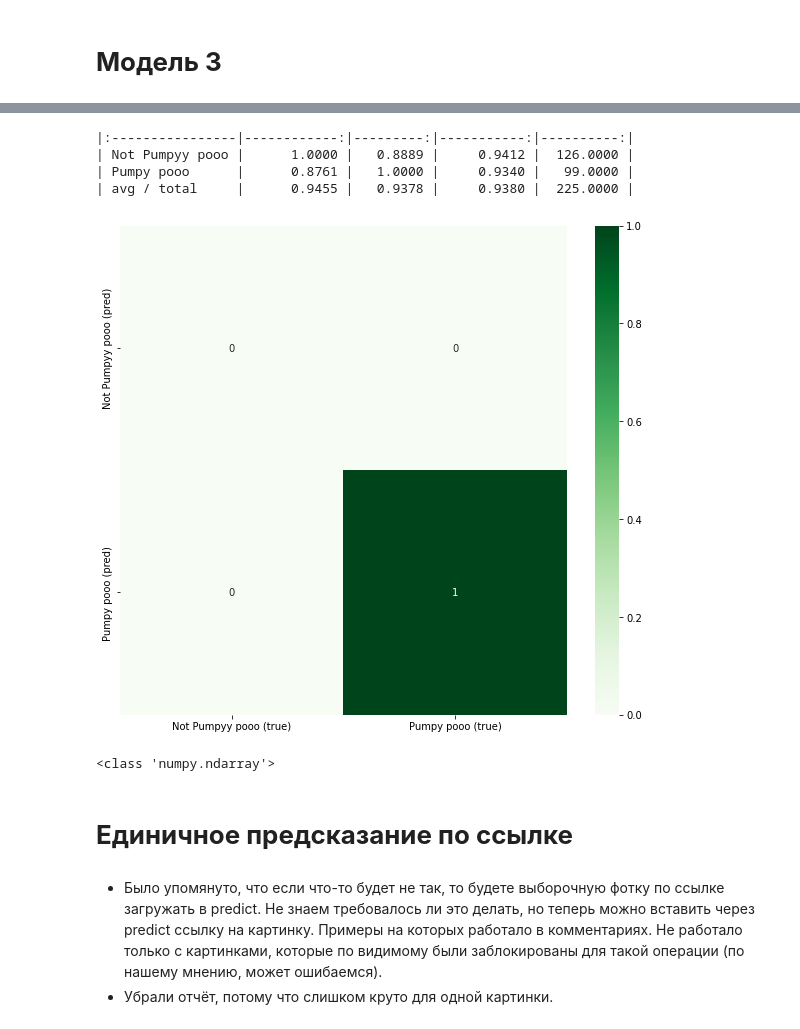
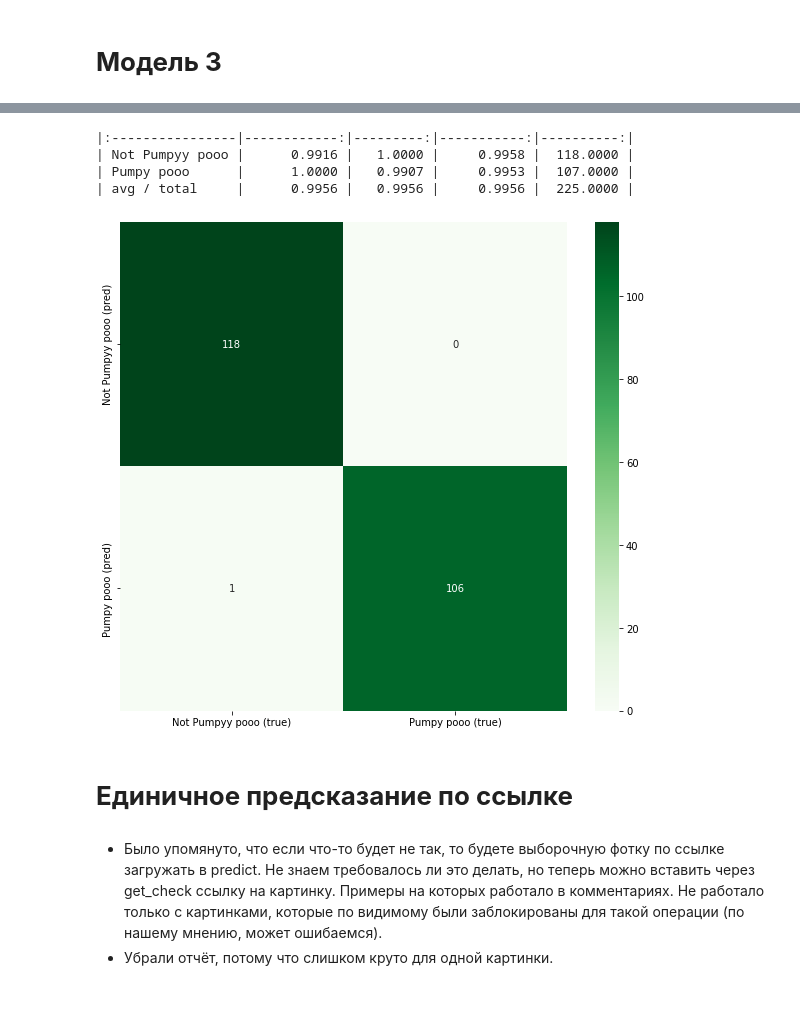
Before and after one commit to Lidiia-Afanasieva/ISSvsSteven, a Jupyter notebook: ISSvsSteven.ipynb, the cells around one changed output, grey strips where cells are left out. Saved outputs shown, nothing was run; the diff lists cells and outputs as text; code cells hidden in the pictures; blank space fills up the shorter version.

```diff
--- a/ISSvsSteven.ipynb
+++ b/ISSvsSteven.ipynb
@@ -602,31 +594,27 @@ plt.show()
 # %%
 # TEST: MODEL2
 
 y_predt = model2.predict(x_test)
 y_pred_clst = np.argmax(y_predt, axis=1)
 y_truet = np.argmax(y_test, axis=1)
 conf_matt = confusion_matrix(y_truet, y_pred_clst)
 print(classification_report(y_truet, y_pred_clst))
 f, ax = plt.subplots(figsize=(10, 9))
-sns.heatmap(conf_mat, annot=True, fmt='.0f', cmap='Greens')
+sns.heatmap(conf_matt, annot=True, fmt='.0f', cmap='Greens')
 ax.set_xticklabels([item + ' (true)' for item in classes])
 ax.set_yticklabels([item + ' (pred)' for item in classes])
 plt.show()
 # %% [output]
 |:----------------|------------:|---------:|-----------:|----------:|
-| Not Pumpyy pooo |      1.0000 |   0.8889 |     0.9412 |  126.0000 |
-| Pumpy pooo      |      0.8761 |   1.0000 |     0.9340 |   99.0000 |
-| avg / total     |      0.9455 |   0.9378 |     0.9380 |  225.0000 |
+| Not Pumpyy pooo |      0.9916 |   1.0000 |     0.9958 |  118.0000 |
+| Pumpy pooo      |      1.0000 |   0.9907 |     0.9953 |  107.0000 |
+| avg / total     |      0.9956 |   0.9956 |     0.9956 |  225.0000 |
-[figure, old version]
+[figure, new version]
 # %%
 # os.remove('/content/drive/MyDrive/steven/Стивен из вселенной Стивена и международная космическая станция/Стивен из вселенной Стивена/Screenshot_520.png')
-# %%
-print(type(x_test))
-# %% [output]
-<class 'numpy.ndarray'>
 # %% [markdown]
 # **Единичное предсказание по ссылке**
 # %% [markdown]
-*   Было упомянуто, что если что-то будет не так, то будете выборочную фотку по ссылке загружать в predict. Не знаем требовалось ли это делать, но теперь можно вставить через predict ссылку на картинку. Примеры на которых работало в комментариях. Не работало только с картинками, которые по видимому были заблокированы для такой операции (по нашему мнению, может ошибаемся).
+*   Было упомянуто, что если что-то будет не так, то будете выборочную фотку по ссылке загружать в predict. Не знаем требовалось ли это делать, но теперь можно вставить через get_check ссылку на картинку. Примеры на которых работало в комментариях. Не работало только с картинками, которые по видимому были заблокированы для такой операции (по нашему мнению, может ошибаемся).
 *   Убрали отчёт, потому что слишком круто для одной картинки.
 # %%
```
Also changed, not shown: parts of 16 cells of this notebook.
